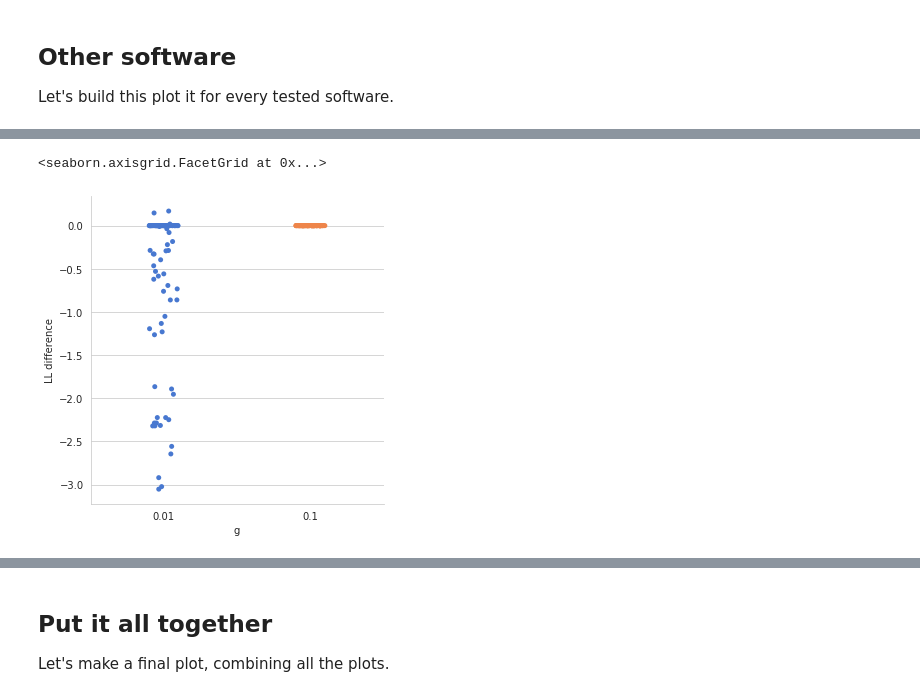
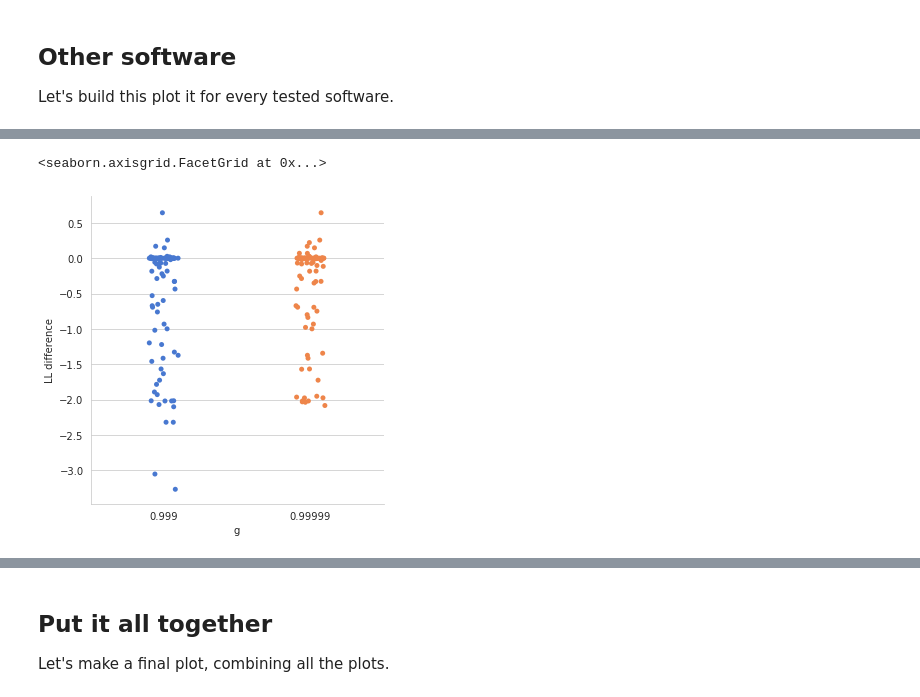
Before and after one commit to phylo42/PEWO, a Jupyter notebook: examples/6_placement_likelihood/ll_difference.ipynb, the cells around one changed output, grey strips where cells are left out. Saved outputs shown, nothing was run; the diff lists cells and outputs as text; code cells hidden in the pictures.

```diff
--- a/examples/6_placement_likelihood/ll_difference.ipynb
+++ b/examples/6_placement_likelihood/ll_difference.ipynb
@@ -44,0 +35,5 @@ df_epa.head()
+# %%
+epa_columns = ["software", "g", "query", "LL"]
+df_epa = df[df["software"] == "epa"][epa_columns].copy()
+df_epa.rename(columns={'g': 'G'}, inplace=True)
+df_epa.head()
@@ -53,7 +55,7 @@ Text(0.5, 0.98, 'Log Likelihood of extended trees')
 # %% [markdown]
 Let's compare LL values query-by-query, taking the [EPA, g=0.1] run as baseline.
 # %%
-baseline = df_epa[df_epa["g"] == 0.1][["query", "LL"]].copy()
+baseline = df_epa[df_epa["G"] == 0.1][["query", "LL"]].copy()
 baseline.sort_values("query", inplace=True)
 baseline.head()
 # %% [output]
@@ -109,6 +120,8 @@ df2.head()
 # %%
-df_epa = df2[df2["software"] == "epa"]
-sns.catplot(data=df_epa, x="g", y="LL difference", palette="muted")
+epang_columns = ["software", "g", "query", "LL", "LL difference"]
+df_epang = df2[df2["software"] == "epang"][epang_columns]
+
+sns.catplot(data=df_epang, x="g", y="LL difference", palette="muted")
 # %% [output]
 <seaborn.axisgrid.FacetGrid at 0x...>
-[figure, old version]
+[figure, new version]
```
Also changed, not shown: parts of 12 cells of this notebook.
